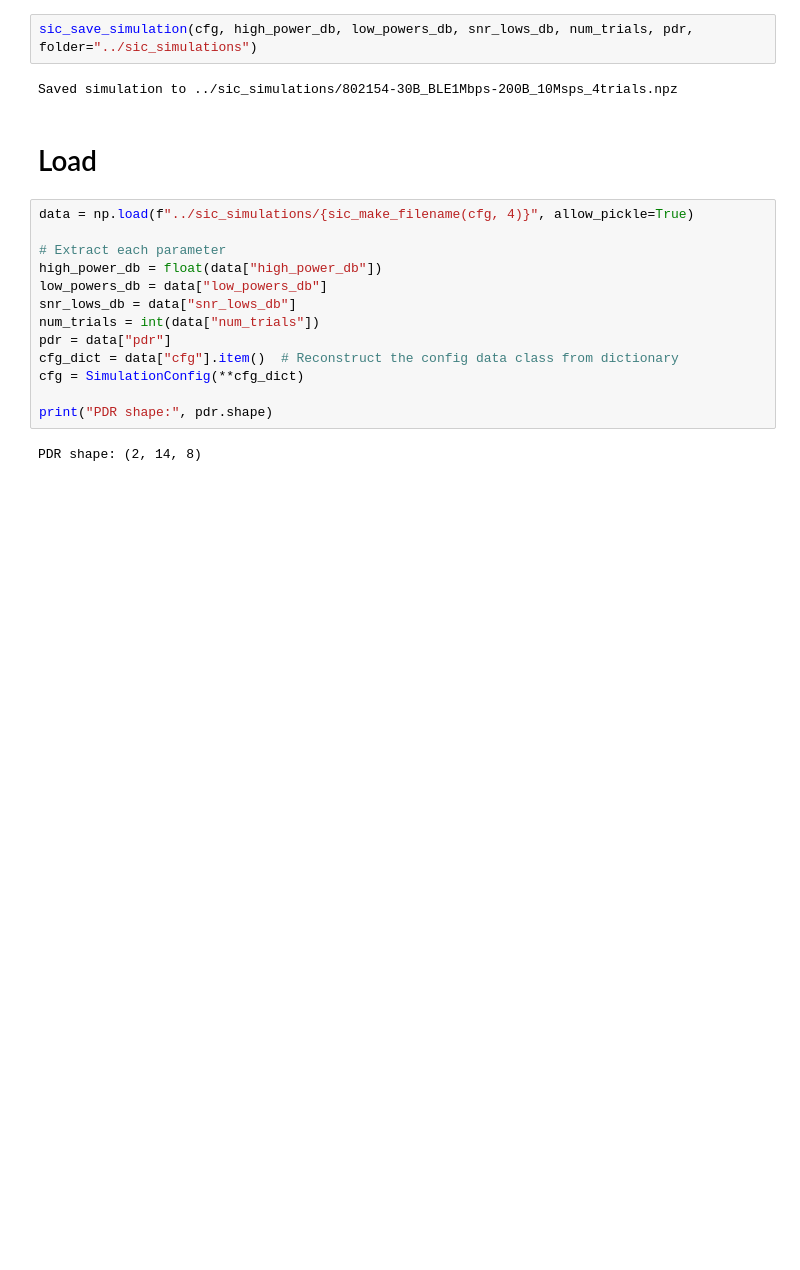
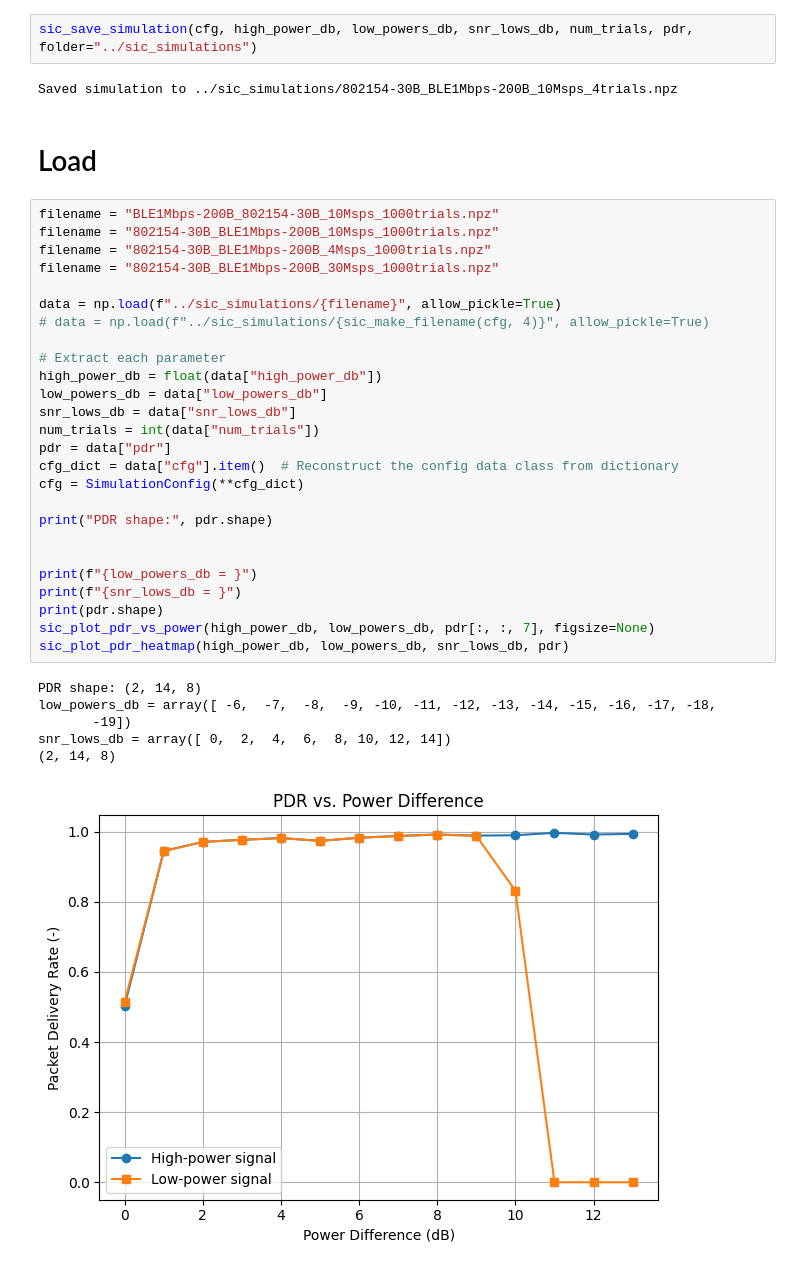
Before and after one commit to SDMote/SDR_projects, a Jupyter notebook: python_phy/jupyter_notebooks/sic_simulation.ipynb, the cells around one changed output. Saved outputs shown, nothing was run; the diff lists cells and outputs as text; blank space fills up the shorter version.

```diff
--- a/python_phy/jupyter_notebooks/sic_simulation.ipynb
+++ b/python_phy/jupyter_notebooks/sic_simulation.ipynb
@@ -62,17 +78,35 @@ Saved simulation to ../sic_simulations/802154-30B_BLE1Mbps-200B_10Msps_4trials.n
 # %% [markdown]
 # Load
 # %%
-data = np.load(f"../sic_simulations/{sic_make_filename(cfg, 4)}", allow_pickle=True)
+filename = "BLE1Mbps-200B_802154-30B_10Msps_1000trials.npz"
+filename = "802154-30B_BLE1Mbps-200B_10Msps_1000trials.npz"
+filename = "802154-30B_BLE1Mbps-200B_4Msps_1000trials.npz"
+filename = "802154-30B_BLE1Mbps-200B_30Msps_1000trials.npz"
+
+data = np.load(f"../sic_simulations/{filename}", allow_pickle=True)
+# data = np.load(f"../sic_simulations/{sic_make_filename(cfg, 4)}", allow_pickle=True)
 
 # Extract each parameter
 high_power_db = float(data["high_power_db"])
 low_powers_db = data["low_powers_db"]
 snr_lows_db = data["snr_lows_db"]
 num_trials = int(data["num_trials"])
 pdr = data["pdr"]
 cfg_dict = data["cfg"].item()  # Reconstruct the config data class from dictionary
 cfg = SimulationConfig(**cfg_dict)
 
 print("PDR shape:", pdr.shape)
+
+
+print(f"{low_powers_db = }")
+print(f"{snr_lows_db = }")
+print(pdr.shape)
+sic_plot_pdr_vs_power(high_power_db, low_powers_db, pdr[:, :, 7], figsize=None)
+sic_plot_pdr_heatmap(high_power_db, low_powers_db, snr_lows_db, pdr)
 # %% [output]
 PDR shape: (2, 14, 8)
+low_powers_db = array([ -6,  -7,  -8,  -9, -10, -11, -12, -13, -14, -15, -16, -17, -18,
+       -19])
+snr_lows_db = array([ 0,  2,  4,  6,  8, 10, 12, 14])
+(2, 14, 8)
+[figure, added]
```
Also changed, not shown: parts of 5 cells of this notebook, 5 other files.
